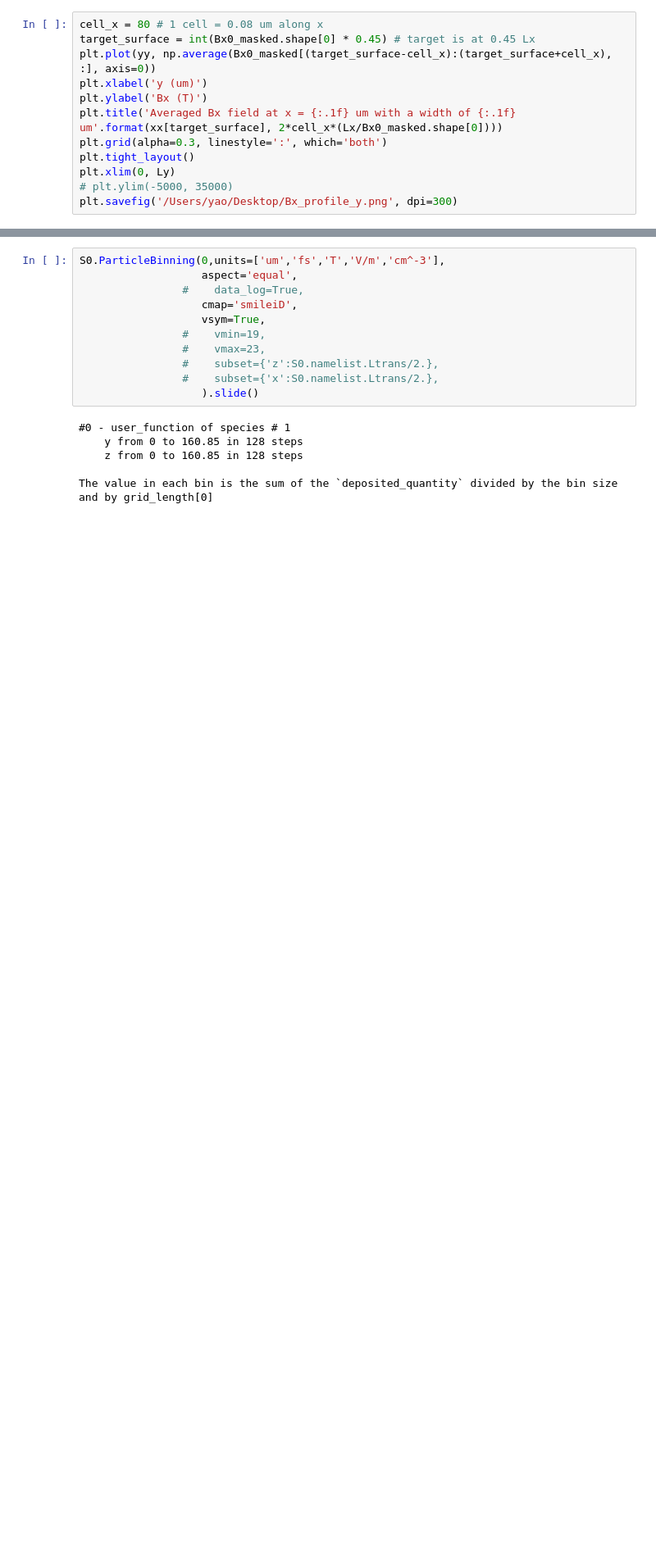
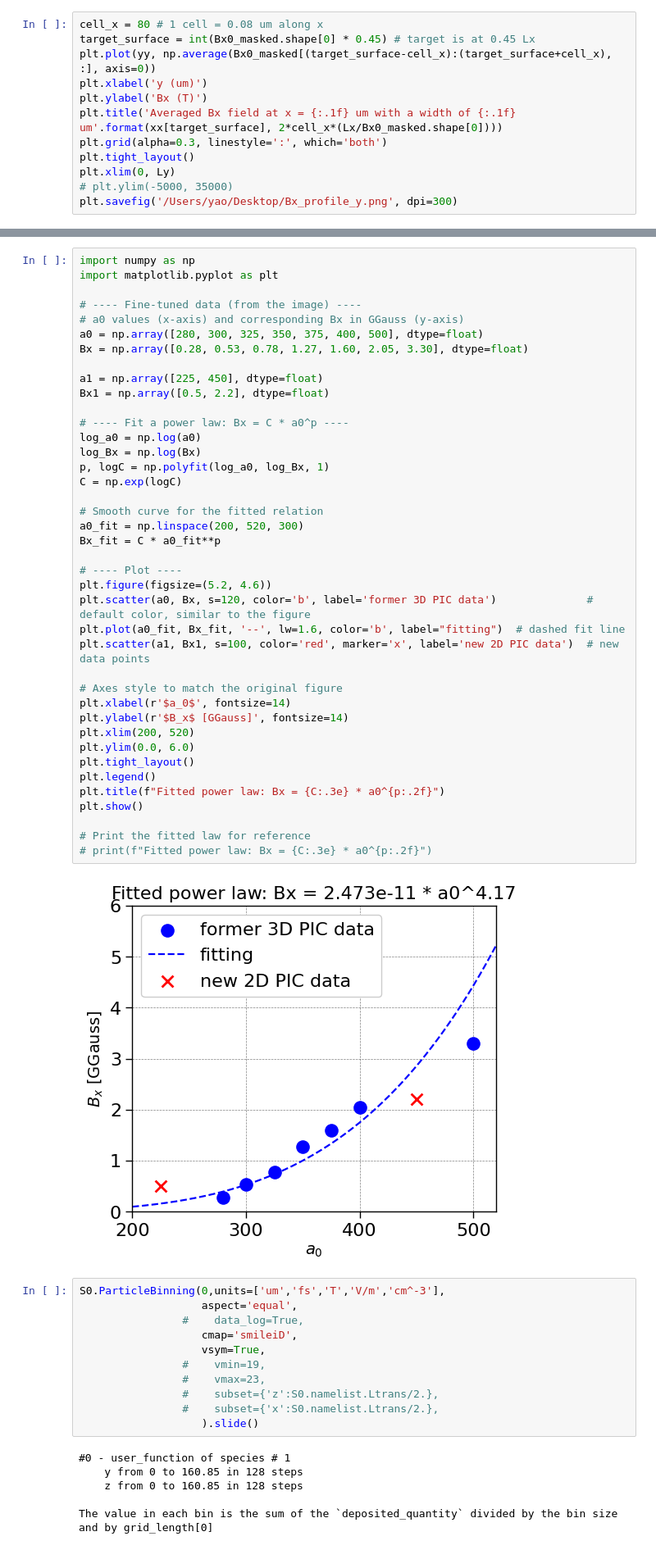
Before and after one commit to weipengyao/scripts, a Jupyter notebook: IFE/post_thick.ipynb, the cells around one changed output, grey strips where cells are left out. Shown at 82% size. Cells and saved outputs as stored; diff of their text form; blank space fills up the shorter version.

```diff
--- a/IFE/post_thick.ipynb
+++ b/IFE/post_thick.ipynb
@@ -243,3 +262,45 @@ plt.show()
+# %%
+import numpy as np
+import matplotlib.pyplot as plt
+
+# ---- Fine-tuned data (from the image) ----
+# a0 values (x-axis) and corresponding Bx in GGauss (y-axis)
+a0 = np.array([280, 300, 325, 350, 375, 400, 500], dtype=float)
+Bx = np.array([0.28, 0.53, 0.78, 1.27, 1.60, 2.05, 3.30], dtype=float)
+
+a1 = np.array([225, 450], dtype=float)
+Bx1 = np.array([0.5, 2.2], dtype=float)
+
+# ---- Fit a power law: Bx = C * a0^p ----
+log_a0 = np.log(a0)
+log_Bx = np.log(Bx)
+p, logC = np.polyfit(log_a0, log_Bx, 1)
+C = np.exp(logC)
+
+# Smooth curve for the fitted relation
+a0_fit = np.linspace(200, 520, 300)
+Bx_fit = C * a0_fit**p
+
+# ---- Plot ----
+plt.figure(figsize=(5.2, 4.6))
+plt.scatter(a0, Bx, s=120, color='b', label='former 3D PIC data')              # default color, similar to the figure
+plt.plot(a0_fit, Bx_fit, '--', lw=1.6, color='b', label="fitting")  # dashed fit line
+plt.scatter(a1, Bx1, s=100, color='red', marker='x', label='new 2D PIC data')  # new data points
+
+# Axes style to match the original figure
+plt.xlabel(r'$a_0$', fontsize=14)
+plt.ylabel(r'$B_x$ [GGauss]', fontsize=14)
+plt.xlim(200, 520)
+plt.ylim(0.0, 6.0)
+plt.tight_layout()
+plt.legend()
+plt.title(f"Fitted power law: Bx = {C:.3e} * a0^{p:.2f}")
+plt.show()
+
+# Print the fitted law for reference
+# print(f"Fitted power law: Bx = {C:.3e} * a0^{p:.2f}")
+# %% [output]
+[figure, added]
 # %%
 S0.ParticleBinning(0,units=['um','fs','T','V/m','cm^-3'],
                    aspect='equal',
```
Also changed, not shown: parts of 6 cells of this notebook, 1 other file.
